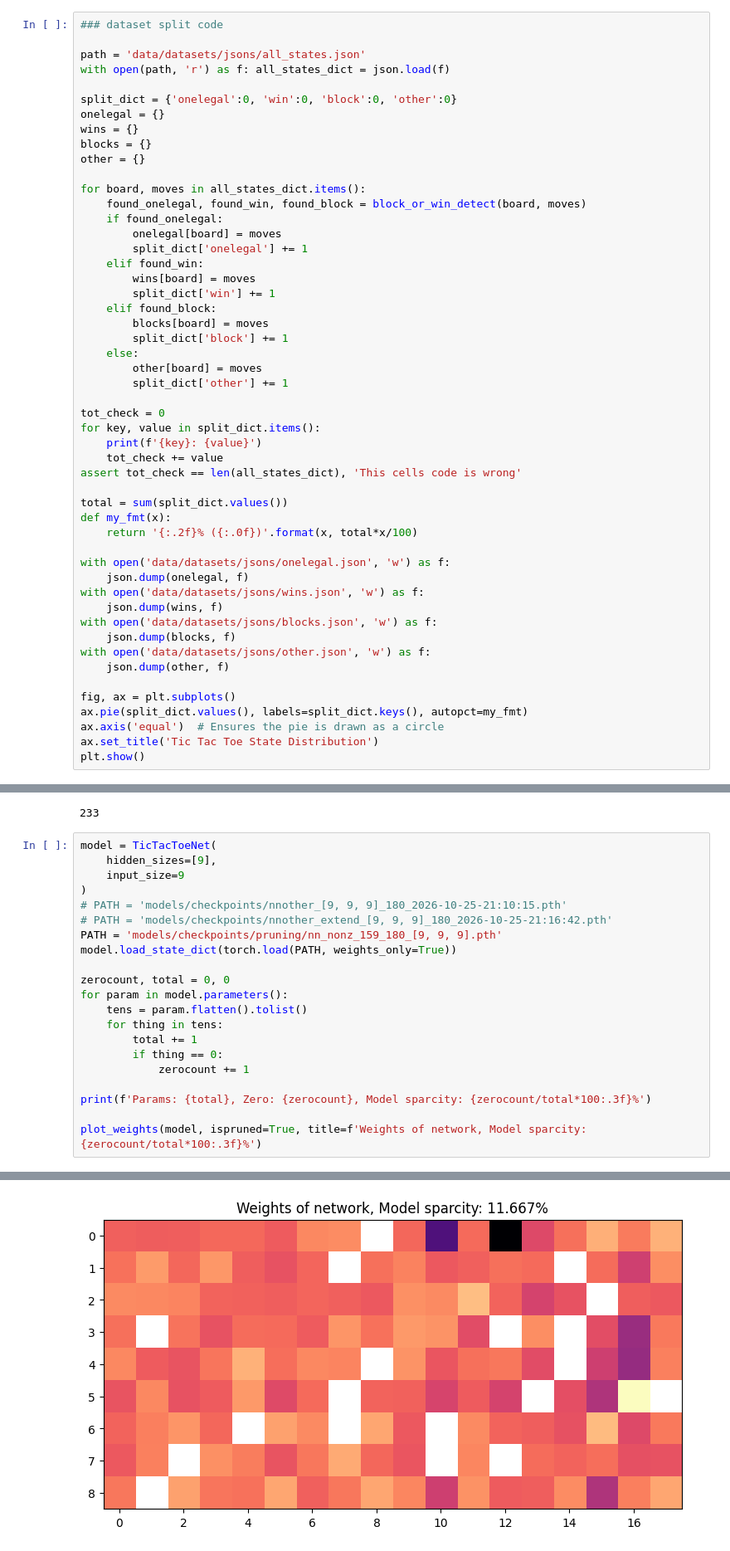
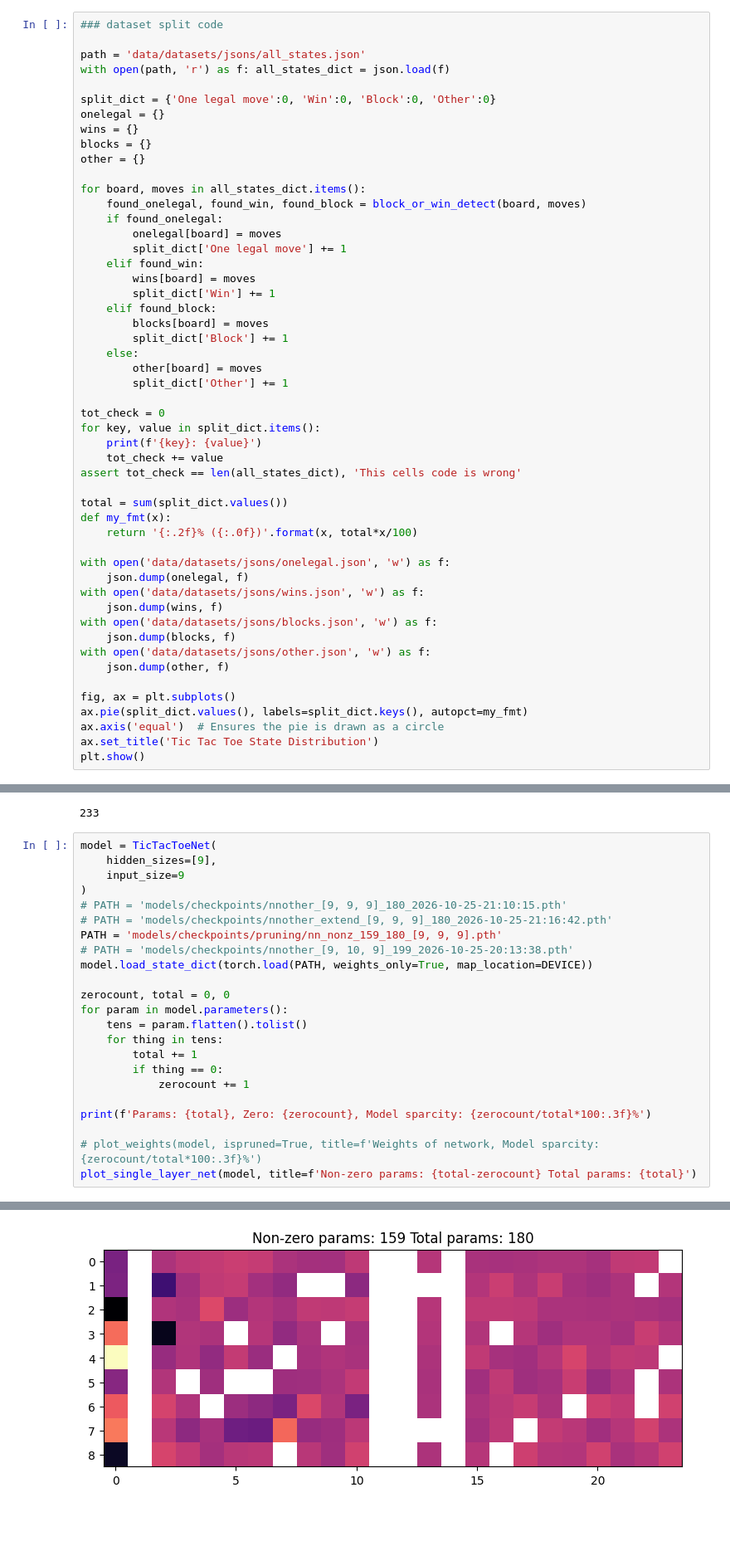
Before and after one commit to JackHanke/smalltictactoe, a Jupyter notebook: workspace.ipynb, the cells around one changed output, grey strips where cells are left out. Shown at 83% size. Saved outputs shown, nothing was run; the diff lists cells and outputs as text; blank space fills up the shorter version.

```diff
--- a/workspace.ipynb
+++ b/workspace.ipynb
@@ -334,7 +337,7 @@ block_or_win_detect('XOX      ', [4])
 path = 'data/datasets/jsons/all_states.json'
 with open(path, 'r') as f: all_states_dict = json.load(f)
 
-split_dict = {'onelegal':0, 'win':0, 'block':0, 'other':0}
+split_dict = {'One legal move':0, 'Win':0, 'Block':0, 'Other':0}
 onelegal = {}
 wins = {}
 blocks = {}
@@ -344,16 +347,16 @@ for board, moves in all_states_dict.items():
     found_onelegal, found_win, found_block = block_or_win_detect(board, moves)
     if found_onelegal:
         onelegal[board] = moves
-        split_dict['onelegal'] += 1
+        split_dict['One legal move'] += 1
     elif found_win:
         wins[board] = moves
-        split_dict['win'] += 1
+        split_dict['Win'] += 1
     elif found_block:
         blocks[board] = moves
-        split_dict['block'] += 1
+        split_dict['Block'] += 1
     else:
         other[board] = moves
-        split_dict['other'] += 1
+        split_dict['Other'] += 1
 
 tot_check = 0
 for key, value in split_dict.items():
@@ -524,7 +527,8 @@ model = TicTacToeNet(
 # PATH = 'models/checkpoints/nnother_[9, 9, 9]_180_2026-10-25-21:10:15.pth'
 # PATH = 'models/checkpoints/nnother_extend_[9, 9, 9]_180_2026-10-25-21:16:42.pth'
 PATH = 'models/checkpoints/pruning/nn_nonz_159_180_[9, 9, 9].pth'
-model.load_state_dict(torch.load(PATH, weights_only=True))
+# PATH = 'models/checkpoints/nnother_[9, 10, 9]_199_2026-10-25-20:13:38.pth'
+model.load_state_dict(torch.load(PATH, weights_only=True, map_location=DEVICE))
 
 zerocount, total = 0, 0
 for param in model.parameters():
@@ -536,6 +540,7 @@ for param in model.parameters():
 
 print(f'Params: {total}, Zero: {zerocount}, Model sparcity: {zerocount/total*100:.3f}%')
 
-plot_weights(model, ispruned=True, title=f'Weights of network, Model sparcity: {zerocount/total*100:.3f}%')
+# plot_weights(model, ispruned=True, title=f'Weights of network, Model sparcity: {zerocount/total*100:.3f}%')
+plot_single_layer_net(model, title=f'Non-zero params: {total-zerocount} Total params: {total}')
 # %% [output]
 Params: 180, Zero: 21, Model sparcity: 11.667%
@@ -542,4 +553,4 @@ Params: 180, Zero: 21, Model sparcity: 11.667%
-[figure, old version]
+[figure, new version]
 # %%
 params = []
 for param in model.parameters(): params.extend(param.flatten().tolist())
```
Also changed, not shown: parts of 3 cells of this notebook, 1 other file.
